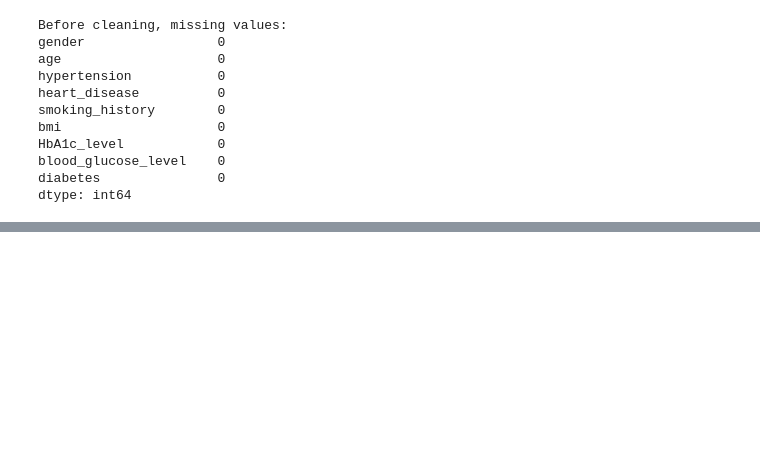
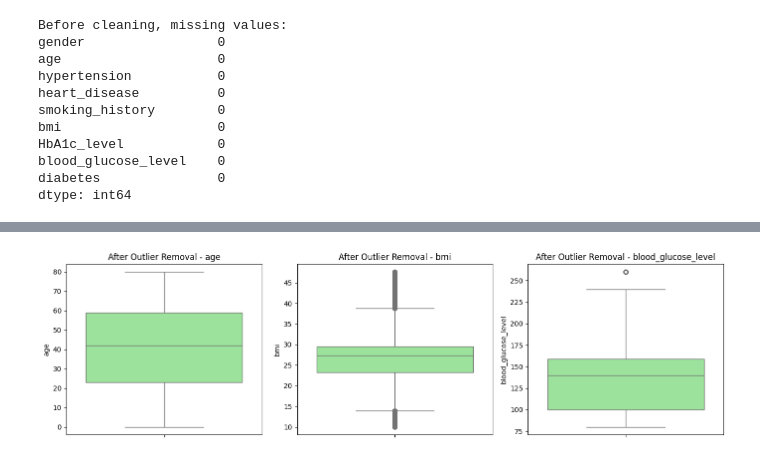
Before and after one commit to yevintheenura01/DL_Assignment, a Jupyter notebook: Diabetes.ipynb, the cells around one changed output, grey strips where cells are left out. Saved outputs shown, nothing was run; the diff lists cells and outputs as text; code cells hidden in the pictures; blank space fills up the shorter version.

```diff
--- a/Diabetes.ipynb
+++ b/Diabetes.ipynb
@@ -148,0 +199,11 @@ from scipy import stats
+# %%
+# Visualize after outlier removal
+plt.figure(figsize=(14,4))
+for i, col in enumerate(numeric_cols):
+    plt.subplot(1,3,i+1)
+    sns.boxplot(y=df_prep[col], color='lightgreen')
+    plt.title(f"After Outlier Removal - {col}")
+plt.tight_layout()
+plt.show()
+# %% [output]
+[figure, added]
```
Also changed, not shown: parts of 16 cells of this notebook.
